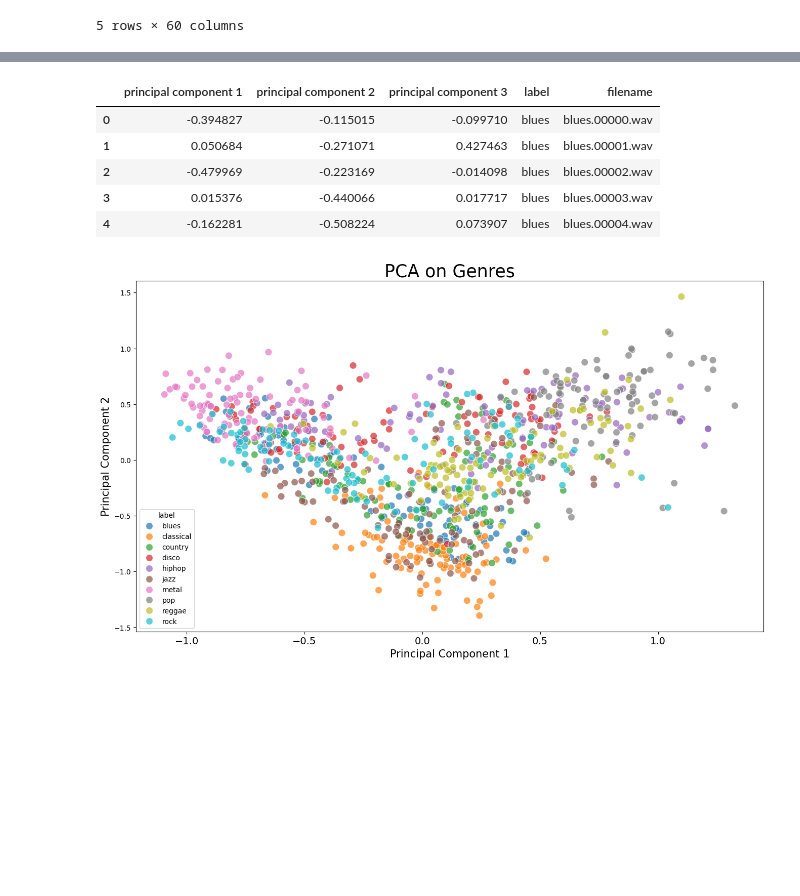
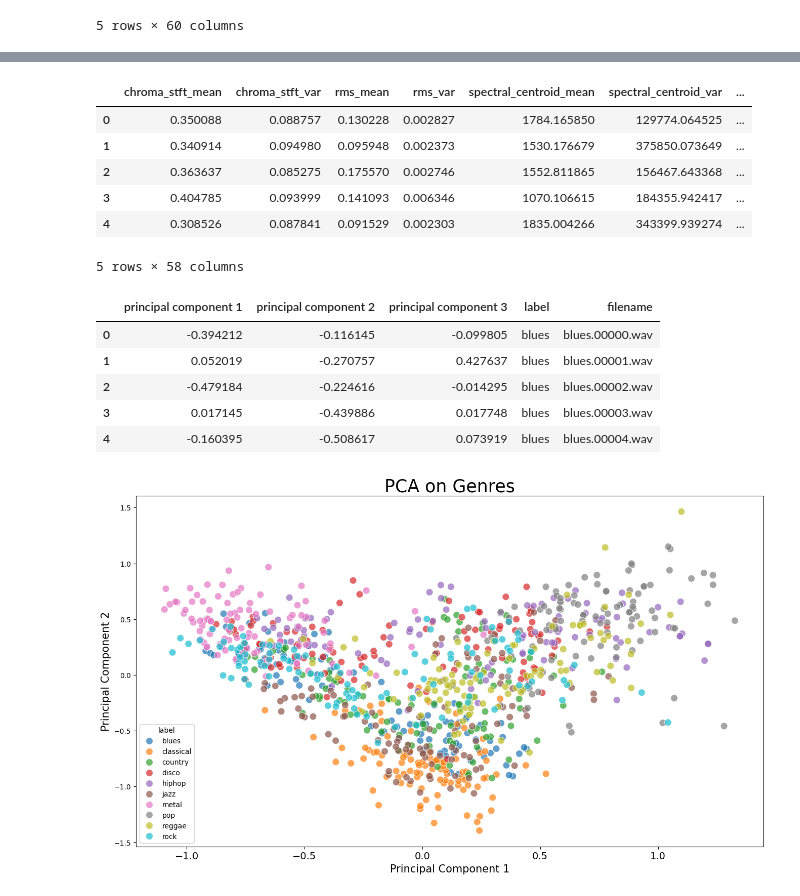
Before and after one commit to SCJA-JEDHA/GTZAN_music_genre_classification, a Jupyter notebook: EDA_CNN/explo_music_genre_EDA_cyril.ipynb, the cells around one changed output, grey strips where cells are left out. Saved outputs shown, nothing was run; the diff lists cells and outputs as text; code cells hidden in the pictures; blank space fills up the shorter version.

```diff
--- a/EDA_CNN/explo_music_genre_EDA_cyril.ipynb
+++ b/EDA_CNN/explo_music_genre_EDA_cyril.ipynb
@@ -585,40 +602,58 @@ data.head()
 # %%
 from sklearn import preprocessing
 
 y2 = data['filename']
-data2 = data.iloc[0:, 1:]
+data2 = data.iloc[0:, 2:]
 y = data2['label']
 
+display(data2.head())
 # X is w/o columns filename & label
 X = data2.loc[:, data2.columns != 'label']
 
 #### NORMALIZE X ####
 cols = X.columns
 min_max_scaler = preprocessing.MinMaxScaler()
 np_scaled = min_max_scaler.fit_transform(X)
 X = pd.DataFrame(np_scaled, columns = cols)
 
 
 #### PCA 2/3 COMPONENTS ####
 from sklearn.decomposition import PCA
 
 pca = PCA(n_components=3)
 principalComponents = pca.fit_transform(X)
 principalDf = pd.DataFrame(data = principalComponents, columns = ['principal component 1', 'principal component 2', 'principal component 3'])
 
+pca10 = PCA(n_components=10)
+pc10 = pca10.fit_transform(X)
+
+# use with X_test:
+PC_test = pca10.transform(X_test)
+
+# Sauvegarder l'instance PCA dans un fichier
+import joblib
+joblib.dump(pca, 'pca_model10.pkl')
+
 # concatenate with target label
 finalDf = pd.concat([principalDf, y, y2], axis = 1)
 
 pca.explained_variance_ratio_
 finalDf.head()
 # 44.93 variance explained
 # %% [output]
-|  | principal component 1 | principal component 2 | principal component 3 | label | filename |
-| 0 | -0.394827 | -0.115015 | -0.099710 | blues | blues.00000.wav |
-| 1 | 0.050684 | -0.271071 | 0.427463 | blues | blues.00001.wav |
-| 2 | -0.479969 | -0.223169 | -0.014098 | blues | blues.00002.wav |
-| 3 | 0.015376 | -0.440066 | 0.017717 | blues | blues.00003.wav |
-| 4 | -0.162281 | -0.508224 | 0.073907 | blues | blues.00004.wav |
+|  | chroma_stft_mean | chroma_stft_var | rms_mean | rms_var | spectral_centroid_mean | spectral_centroid_var | ... |
+| 0 | 0.350088 | 0.088757 | 0.130228 | 0.002827 | 1784.165850 | 129774.064525 | ... |
+| 1 | 0.340914 | 0.094980 | 0.095948 | 0.002373 | 1530.176679 | 375850.073649 | ... |
+| 2 | 0.363637 | 0.085275 | 0.175570 | 0.002746 | 1552.811865 | 156467.643368 | ... |
+| 3 | 0.404785 | 0.093999 | 0.141093 | 0.006346 | 1070.106615 | 184355.942417 | ... |
+| 4 | 0.308526 | 0.087841 | 0.091529 | 0.002303 | 1835.004266 | 343399.939274 | ... |
+5 rows × 58 columns
+|  | principal component 1 | principal component 2 | principal component 3 | label | filename |
+| 0 | -0.394212 | -0.116145 | -0.099805 | blues | blues.00000.wav |
+| 1 | 0.052019 | -0.270757 | 0.427637 | blues | blues.00001.wav |
+| 2 | -0.479184 | -0.224616 | -0.014295 | blues | blues.00002.wav |
+| 3 | 0.017145 | -0.439886 | 0.017748 | blues | blues.00003.wav |
+| 4 | -0.160395 | -0.508617 | 0.073919 | blues | blues.00004.wav |
 # %%
 plt.figure(figsize = (16, 9))
 sns.scatterplot(x = "principal component 1", y = "principal component 2",
```
Also changed, not shown: parts of 2 cells of this notebook, 8 other files.
